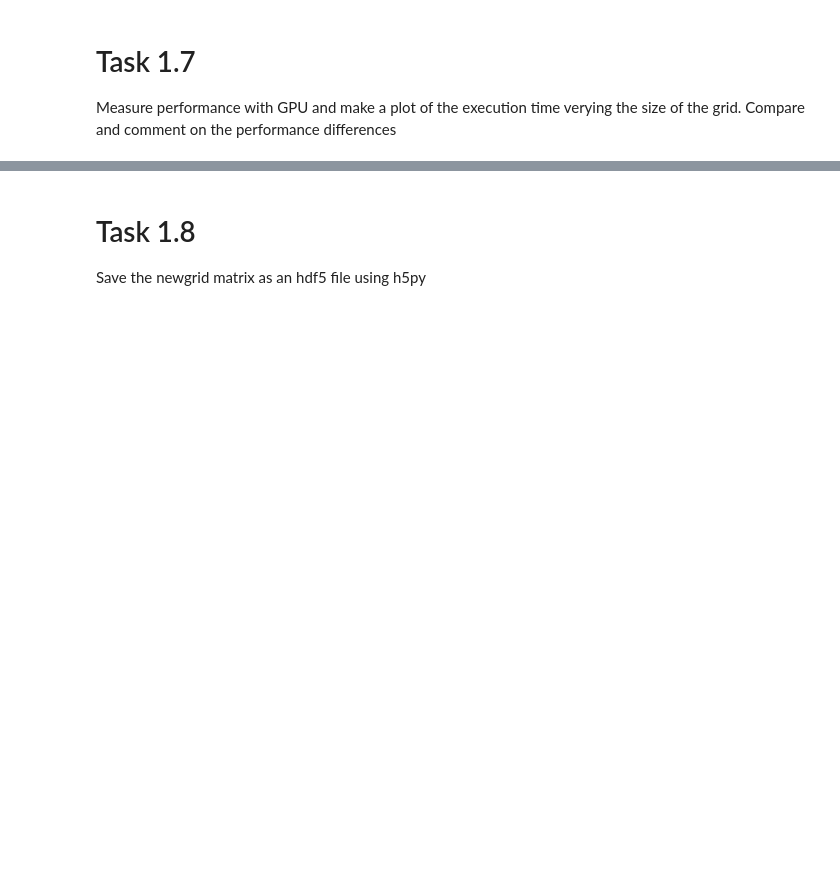
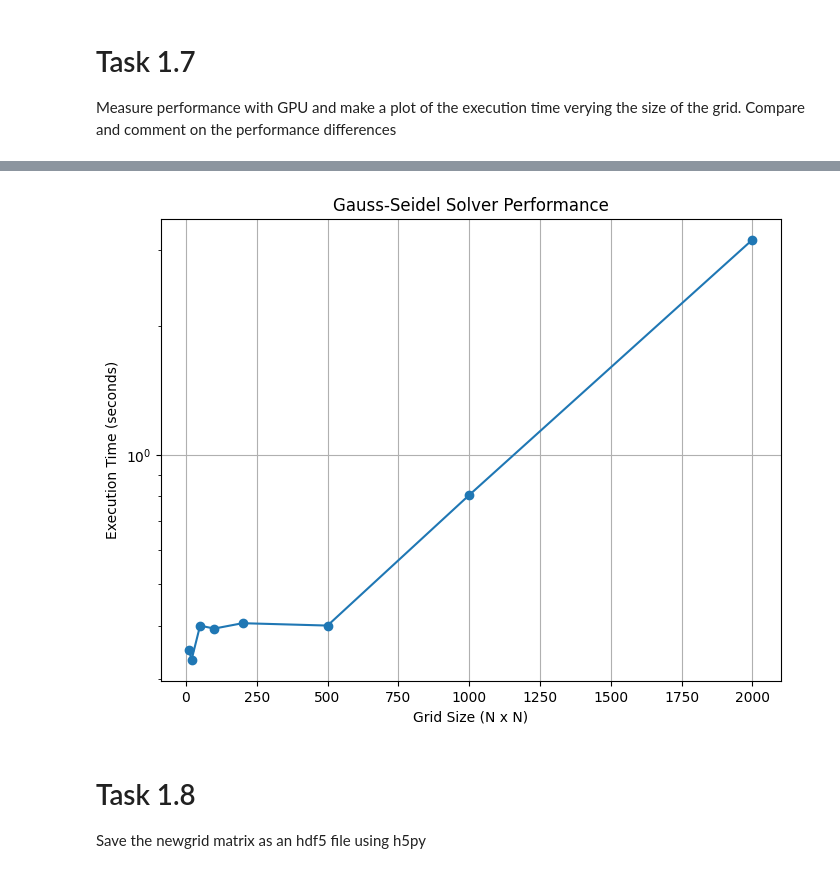
Before and after one commit to ge96lip/Compilation_GPU_for_optimization, a Jupyter notebook: report.ipynb, the cells around one changed output, grey strips where cells are left out. Cells and saved outputs as stored; diff of their text form; code cells hidden in the pictures; blank space fills up the shorter version.

```diff
--- a/report.ipynb
+++ b/report.ipynb
@@ -253,3 +263,7 @@ AttributeError: 'ndarray' object has no attribute 'clone'
 # %% [markdown]
 # Task 1.7
 Measure performance with GPU and make a plot of the execution time verying the size of the grid. Compare and comment on the performance differences
+# %%
+import main_profile_gpu
+main_profile_gpu.run_profile()
+# %% [output]
@@ -256,3 +286,4 @@ Measure performance with GPU and make a plot of the execution time verying the s
+[figure, added]
 # %% [markdown]
 # Task 1.8
 Save the newgrid matrix as an hdf5 file using h5py
```
Also changed, not shown: parts of 4 cells of this notebook, 1 other file.
